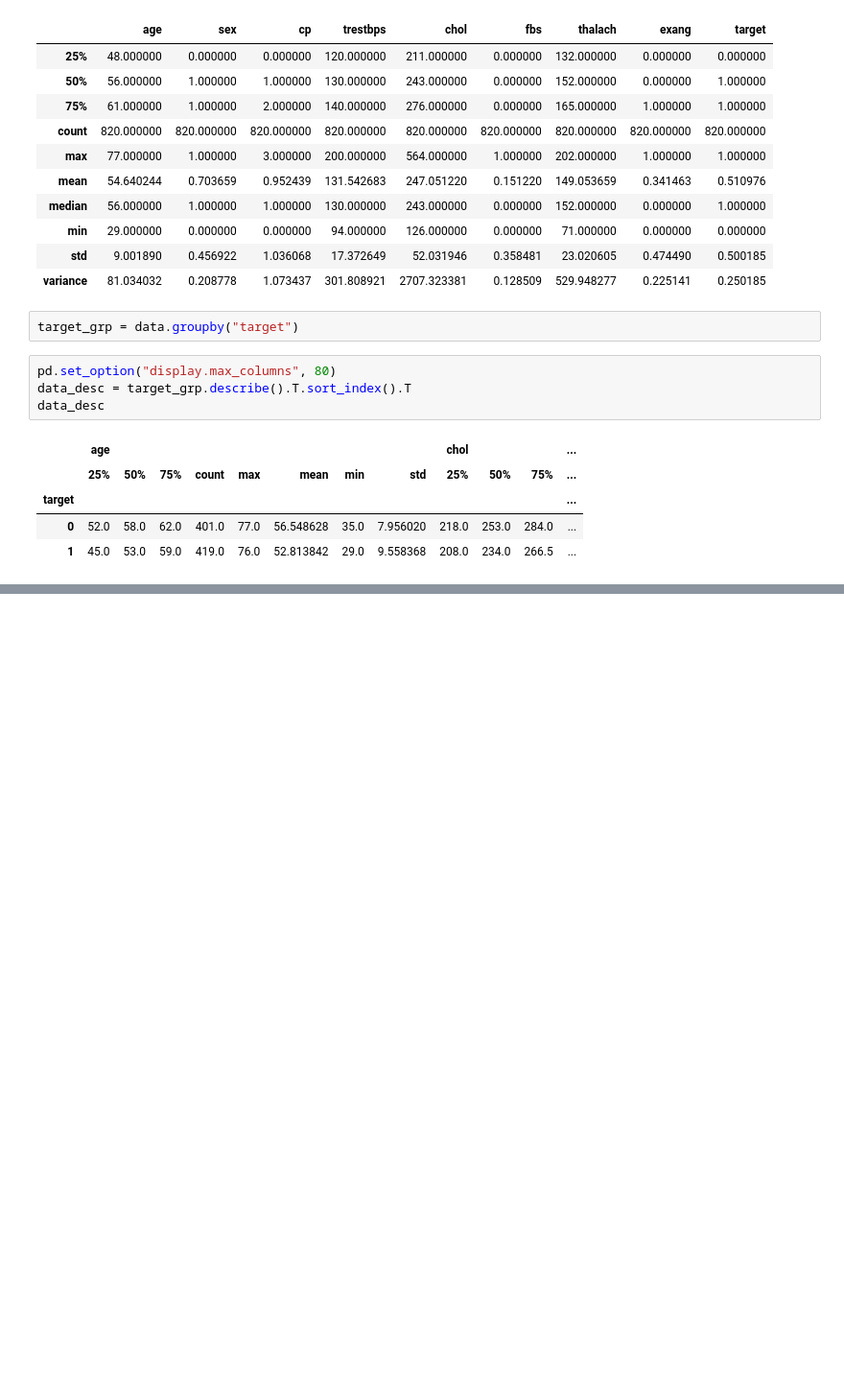
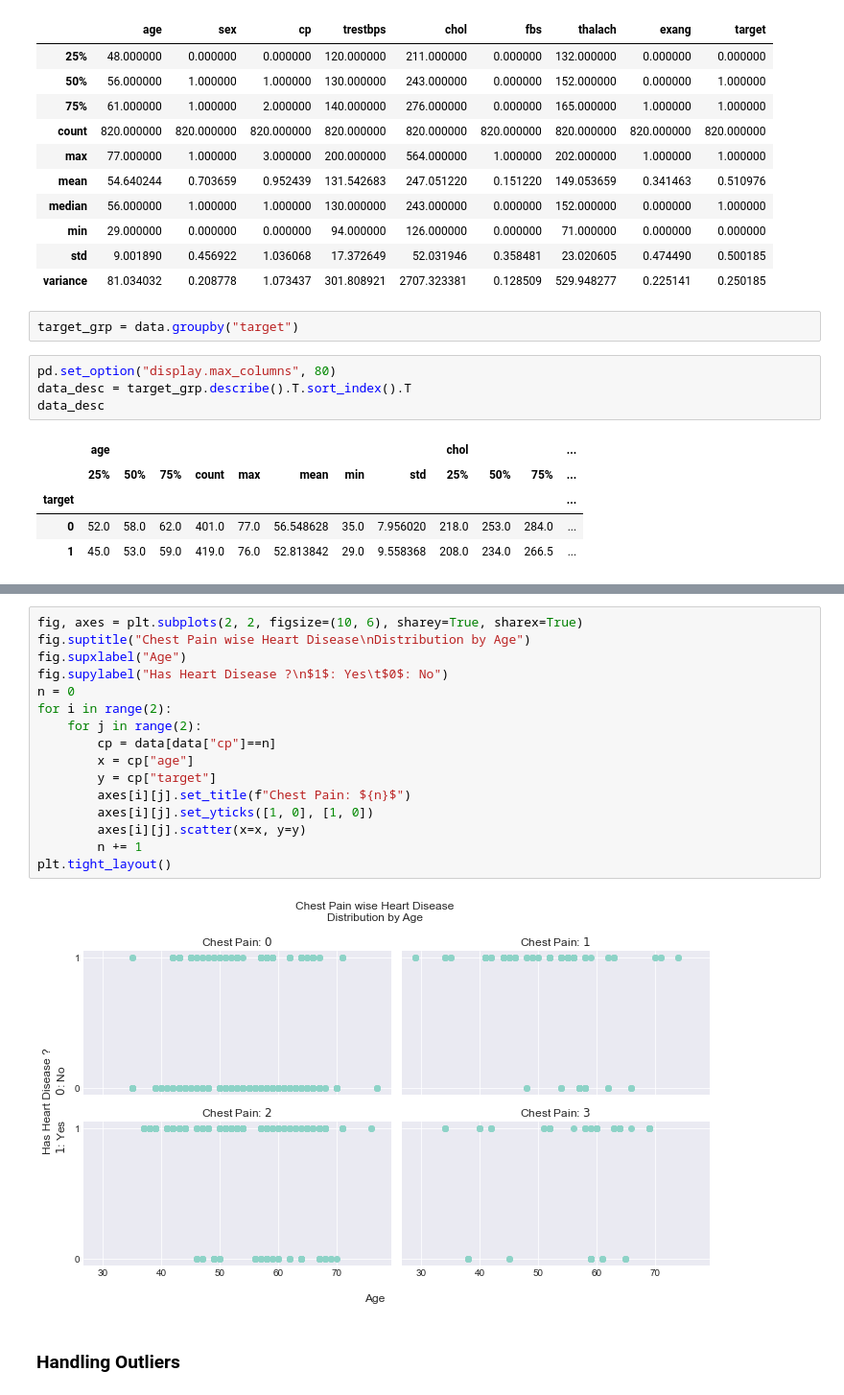
Before and after one commit to Param302/Heart-Disease-predictor, a Jupyter notebook: EDA.ipynb, the cells around one changed output, grey strips where cells are left out. Shown at 96% size. Cells and saved outputs as stored; diff of their text form; blank space fills up the shorter version.

```diff
--- a/EDA.ipynb
+++ b/EDA.ipynb
@@ -133,0 +143,20 @@ data_desc
+# %%
+fig, axes = plt.subplots(2, 2, figsize=(10, 6), sharey=True, sharex=True)
+fig.suptitle("Chest Pain wise Heart Disease\nDistribution by Age")
+fig.supxlabel("Age")
+fig.supylabel("Has Heart Disease ?\n$1$: Yes\t$0$: No")
+n = 0
+for i in range(2):
+    for j in range(2):
+        cp = data[data["cp"]==n]
+        x = cp["age"]
+        y = cp["target"]
+        axes[i][j].set_title(f"Chest Pain: ${n}$")
+        axes[i][j].set_yticks([1, 0], [1, 0])
+        axes[i][j].scatter(x=x, y=y)
+        n += 1
+plt.tight_layout()
+# %% [output]
+[figure, added]
+# %% [markdown]
+### Handling Outliers
```
Also changed, not shown: parts of 7 cells of this notebook.
